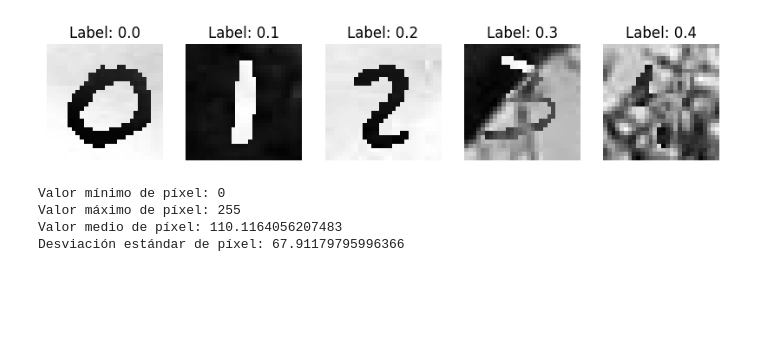
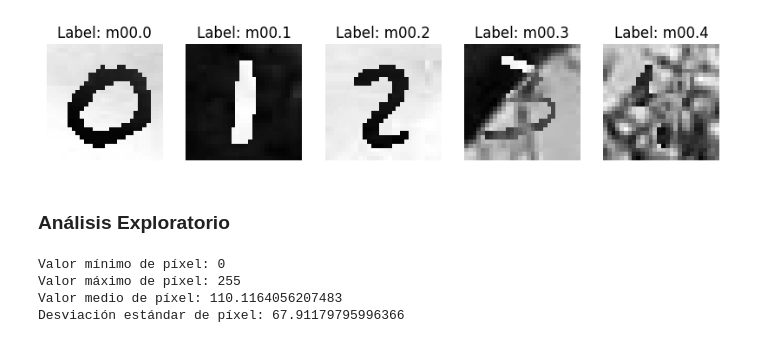
Before and after one commit to FabianJuarez182/DS-LAB4, a Jupyter notebook: DS-LAB4.ipynb, the cells around one changed output. Saved outputs shown, nothing was run; the diff lists cells and outputs as text; code cells hidden in the pictures; blank space fills up the shorter version.

Commit message:
feat: subsection 2 to 4
analisis exploratorio, modelos de deep learning y modelo neuronal simple. Start subsection 5 and 6

```diff
--- a/DS-LAB4.ipynb
+++ b/DS-LAB4.ipynb
@@ -23,35 +23,37 @@ def load_images_from_folder(folder):
         if os.path.isdir(subfolder_path):
             for filename in os.listdir(subfolder_path):
                 img = cv2.imread(os.path.join(subfolder_path, filename), cv2.IMREAD_GRAYSCALE)
                 if img is not None:
                     images.append(img)
                     # Conservar el nombre '0.0' y eliminar 'png'
-                    label = ".".join(filename.split('.')[:-1])
+                    label = subfolder+".".join(filename.split('.')[:-1])
                     labels.append(label)
                 else:
                     print(f'Error al cargar la imagen {filename}')
     return np.array(images), np.array(labels)
 
 # Cambia el path a la carpeta donde descargaste el dataset PolyMNIST
 train_folder_path = './MMNIST/train'
 test_folder_path = './MMNIST/test'
 
 train_images, train_labels = load_images_from_folder(train_folder_path)
 test_images, test_labels = load_images_from_folder(test_folder_path)
 
 # Visualizar algunos ejemplos de las modalidades
 def show_samples(images, labels, num_samples=5):
     plt.figure(figsize=(10, 10))
     for i in range(num_samples):
         plt.subplot(1, num_samples, i + 1)
         plt.imshow(images[i], cmap='gray')
         plt.title(f'Label: {labels[i]}')
         plt.axis('off')
     plt.show()
 
 show_samples(train_images, train_labels)
 # %% [output]
-[figure, old version]
+[figure, new version]
+# %% [markdown]
+### Análisis Exploratorio
 # %%
 # Obtener estadísticas básicas
 pixel_values = train_images.ravel()
```
Also changed, not shown: parts of 13 cells of this notebook.
